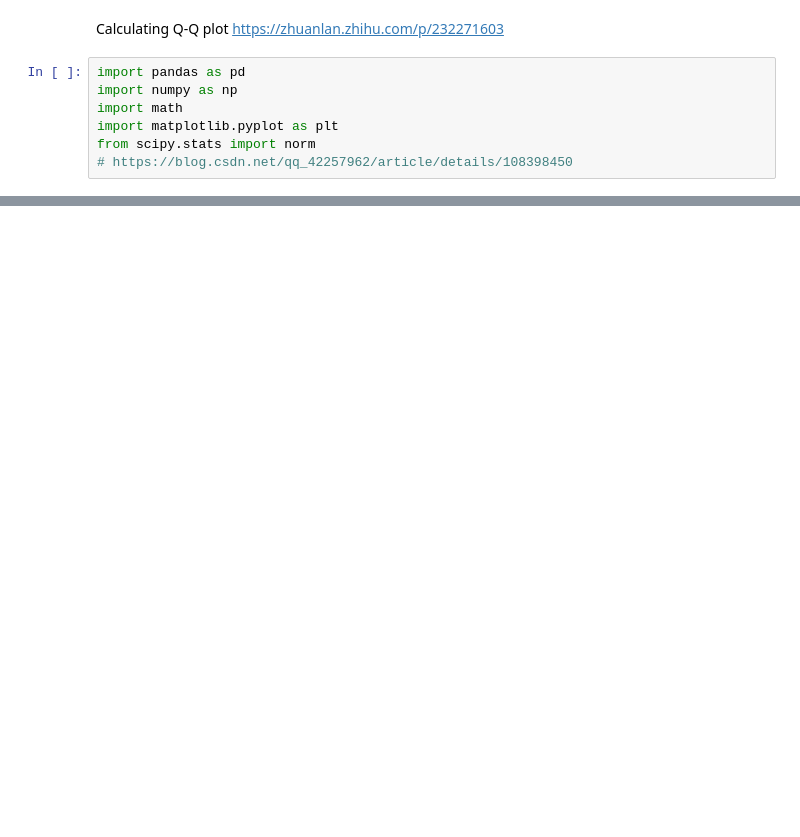
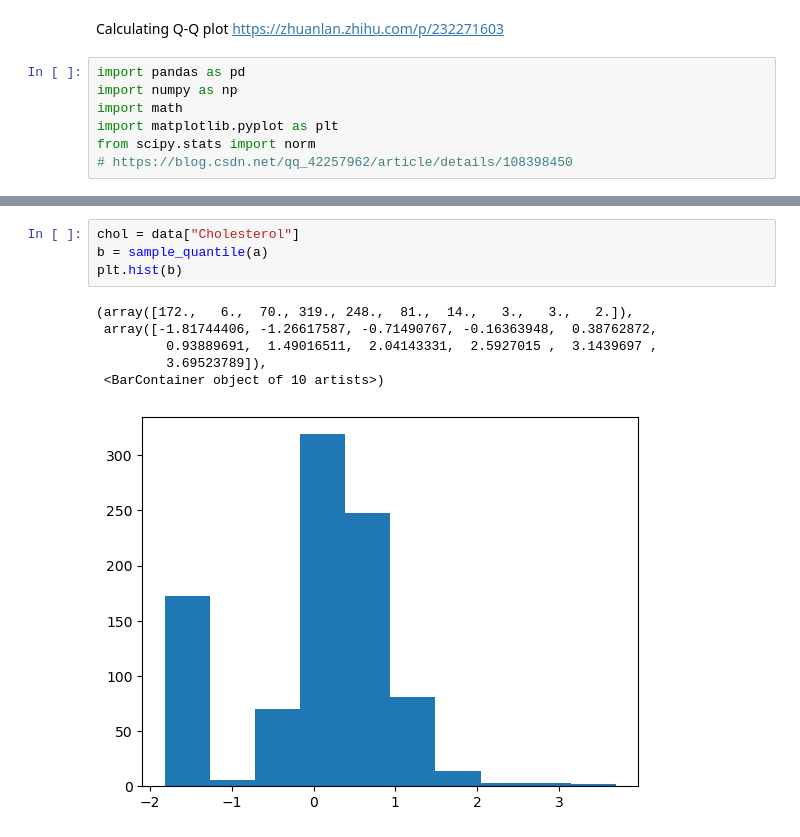
Before and after one commit to AlanYWu/Prediction-of-Heart-Failure-Using-Naive-Bayes-Classifiers, a Jupyter notebook: Quantile/quantile.ipynb, the cells around one changed output, grey strips where cells are left out. Cells and saved outputs as stored; diff of their text form; blank space fills up the shorter version.

```diff
--- a/Quantile/quantile.ipynb
+++ b/Quantile/quantile.ipynb
@@ -87,0 +178,11 @@ dtype: float64
+# %%
+chol = data["Cholesterol"]
+b = sample_quantile(a)
+plt.hist(b)
+# %% [output]
+(array([172.,   6.,  70., 319., 248.,  81.,  14.,   3.,   3.,   2.]),
+ array([-1.81744406, -1.26617587, -0.71490767, -0.16363948,  0.38762872,
+         0.93889691,  1.49016511,  2.04143331,  2.5927015 ,  3.1439697 ,
+         3.69523789]),
+ <BarContainer object of 10 artists>)
+[figure, added]
```
Also changed, not shown: parts of 17 cells of this notebook, 1 other file.
